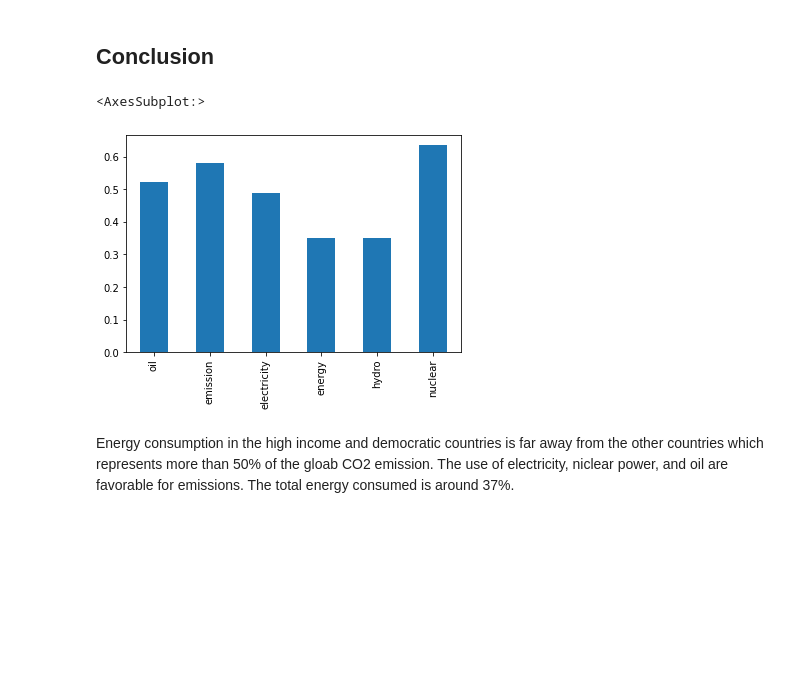
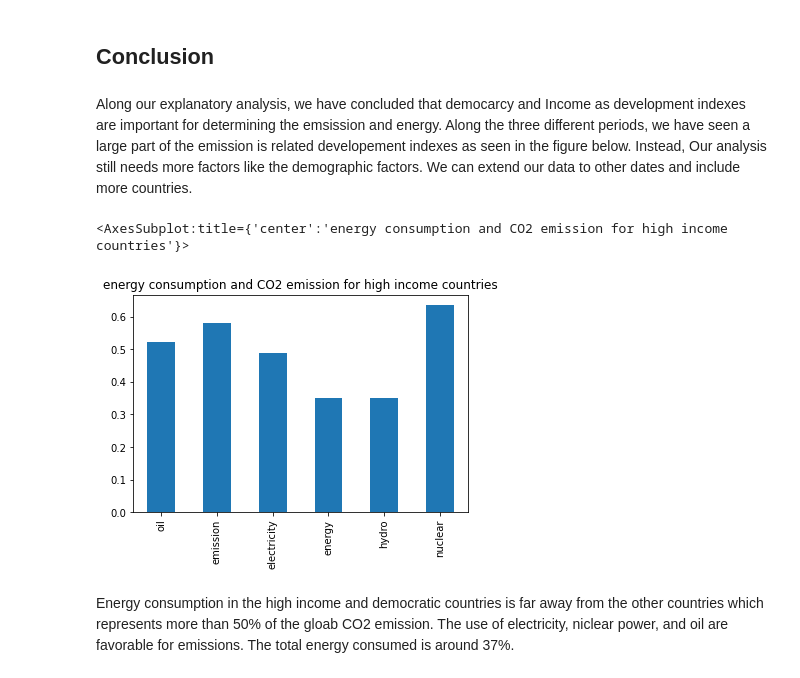
Before and after one commit to Tromba22/Mini_mrojects_python, a Jupyter notebook: project1/project1.ipynb, the cells around one changed output. Cells and saved outputs as stored; diff of their text form; code cells hidden in the pictures; blank space fills up the shorter version.

```diff
--- a/project1/project1.ipynb
+++ b/project1/project1.ipynb
@@ -651,13 +657,15 @@ plt.show()
 # %% [markdown]
 <a id='conclusion'></a>
 ## Conclusion
+# %% [markdown]
+Along our explanatory analysis, we have concluded that democarcy and Income as development indexes are important for determining the emsission and energy. Along the three different periods, we have seen a large part of the emission is related developement indexes as seen in the figure below. Instead, Our analysis still needs more factors like the demographic factors. We can extend our data to other dates and include more countries.
 # %%
 emi_high_in = top_emission_09.query('income == "High Income" and democracy == "democratic"')
 # %%
 names = list(emi_high_in.mean().keys())
-emi_high_in[names].sum().plot.bar()
+emi_high_in[names].sum().plot.bar(title = "Energy consumption and CO2 emission for high income countries")
 # %% [output]
-<AxesSubplot:>
+<AxesSubplot:title={'center':'energy consumption and CO2 emission for high income countries'}>
-[figure, old version]
+[figure, new version]
 # %% [markdown]
 Energy consumption in the high income and democratic countries is far away from the other countries which represents more than 50% of the gloab CO2 emission. The use of electricity, niclear power, and oil are favorable for emissions. The total energy consumed is around 37%.
```
Also changed, not shown: parts of 10 cells of this notebook, 1 other file.
